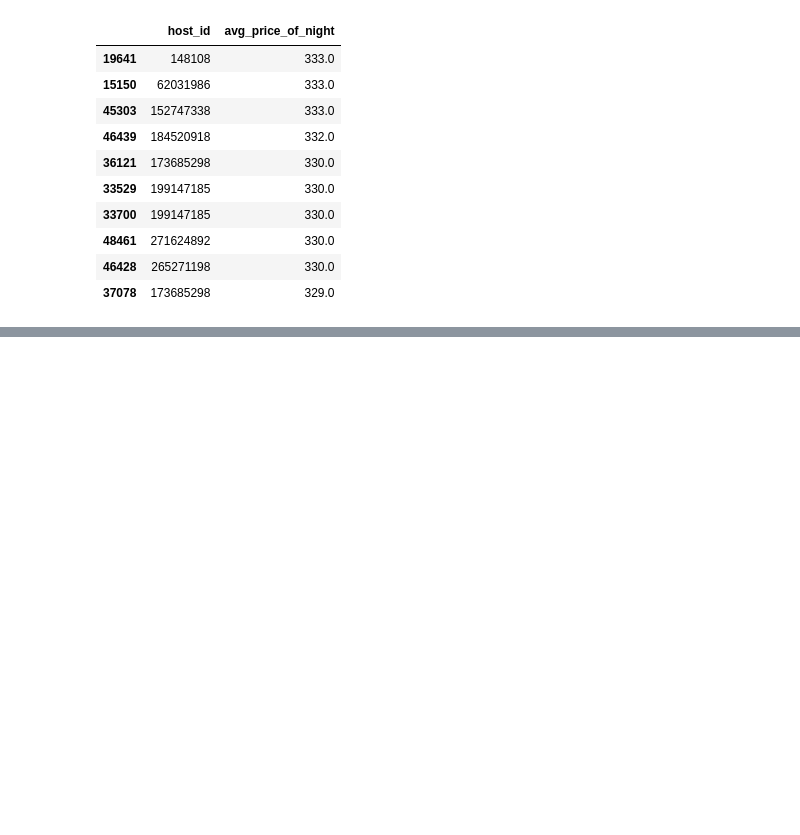
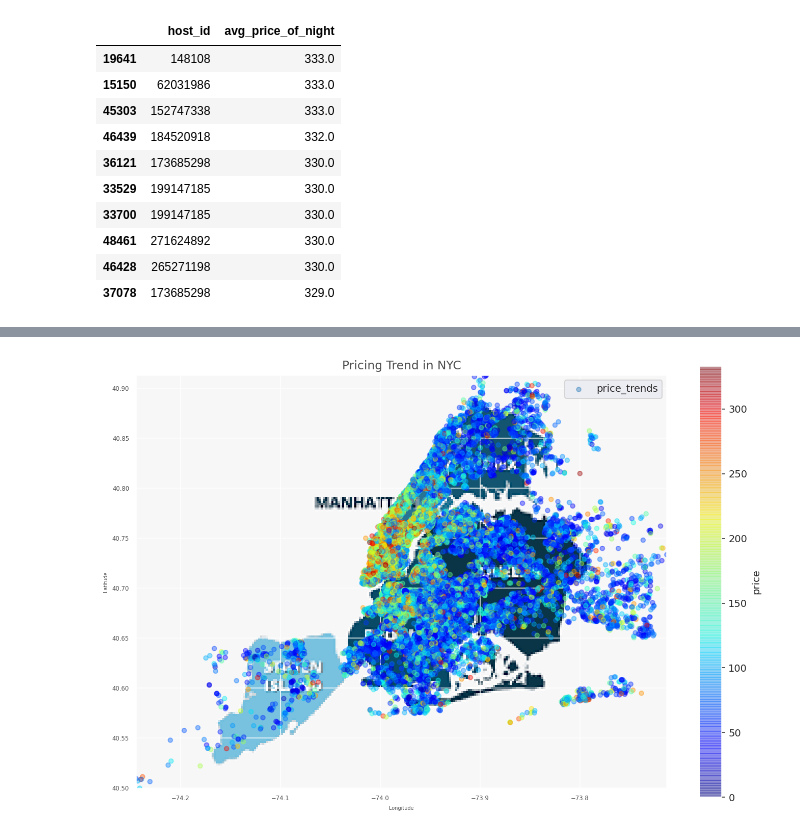
Before and after one commit to ankitkrtiwari7/my_first_analysis-AIRBNB, a Jupyter notebook: airbnbn_github.ipynb, the cells around one changed output, grey strips where cells are left out. Drawn from its saved outputs; the diff is of its cells as text; code cells hidden in the pictures; blank space fills up the shorter version.

```diff
--- a/airbnbn_github.ipynb
+++ b/airbnbn_github.ipynb
@@ -558,0 +592,15 @@ Expensive_host.head(10)
+# %%
+img=imread('/content/drive/MyDrive/download.png')
+
+plt.imshow(img,zorder=0,extent=[df_subset['longitude'].min(),df_subset['longitude'].max(),df_subset['latitude'].min(),df_subset['latitude'].max()])
+ax = plt.gca()
+df_subset.plot(kind='scatter', x='longitude', y='latitude', label='price_trends', c='price',ax=ax,
+                  cmap=plt.get_cmap('jet'), colorbar=True, alpha=0.4, figsize=(12,8))
+plt.title('Pricing Trend in NYC', size=12, color='#4f4e4e')
+plt.xticks(size=6, color='#4f4e4e')
+plt.yticks(size=6, color='#4f4e4e')
+plt.xlabel('Longitude',size=5, color='#4f4e4e')
+plt.ylabel('Latitude',size=5, color='#4f4e4e')
+plt.show()
+# %% [output]
+[figure, added]
```
Also changed, not shown: parts of 6 cells of this notebook.
